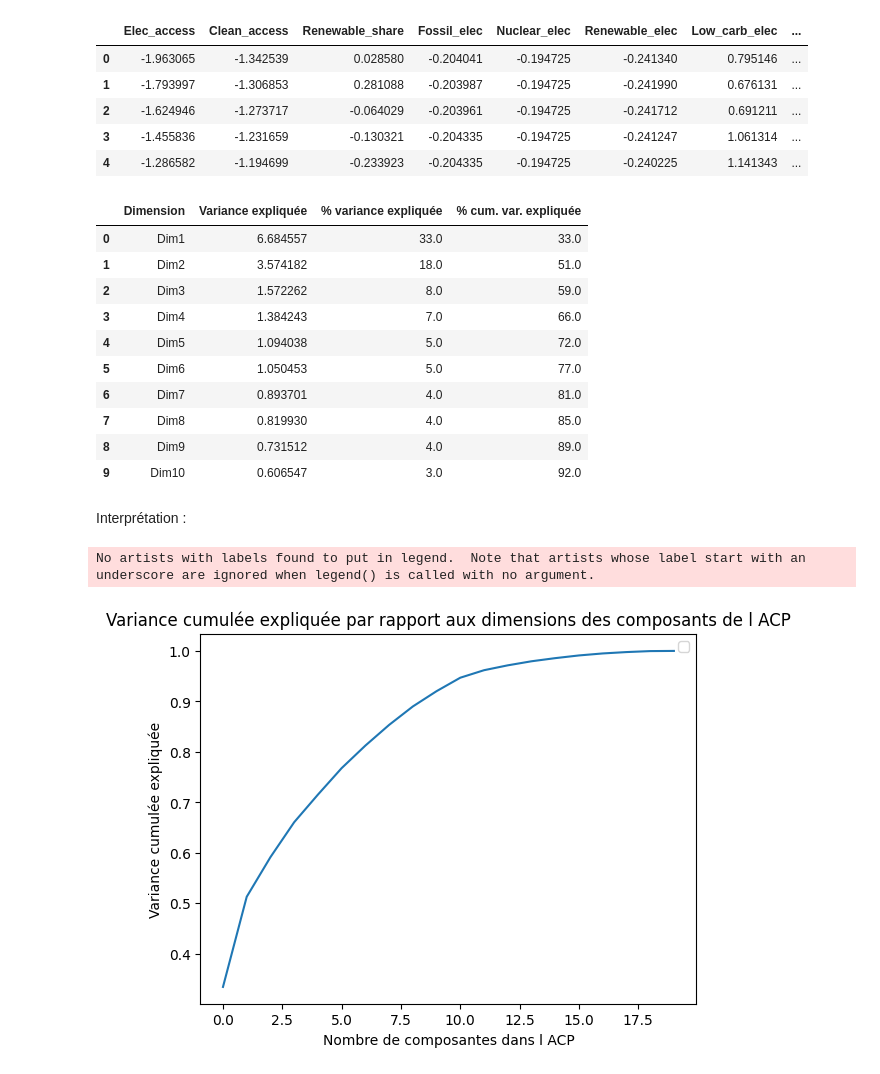
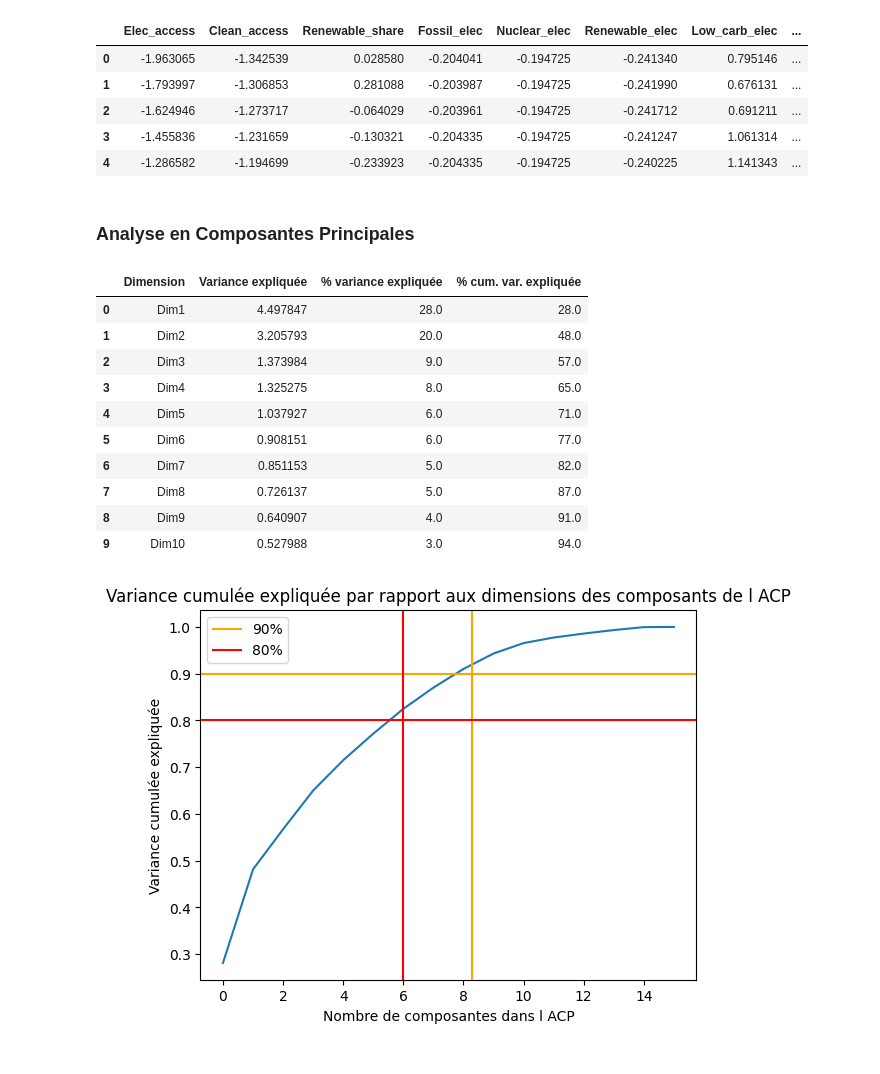
Before and after one commit to manonjulia/ProjetML, a Jupyter notebook: Comment.ipynb, the cells around one changed output. Saved outputs shown, nothing was run; the diff lists cells and outputs as text; code cells hidden in the pictures.

Commit message:
Fin de l'ACP et étude  de Year/CO2
La fin de la question 8 est à compléter. A voir si l'analyse de l'ACP et suffisemment pertinente.

```diff
--- a/Comment.ipynb
+++ b/Comment.ipynb
@@ -651,6 +661,6 @@ from sklearn.preprocessing import StandardScaler
 # %%
 # Pour l'ACP, on ne garde que les variables quantitatives
-data_quanti = data.iloc[:, 2:].copy()
+data_quanti = data.iloc[:, 2:18].copy()
 data_quanti.head()
 # %% [output]
 |  | Elec_access | Clean_access | Renewable_share | Fossil_elec | Nuclear_elec | Renewable_elec | Low_carb_elec | ... |
@@ -678,6 +690,8 @@ data_quanti_scaled.head()
 | 2 | -1.624946 | -1.273717 | -0.064029 | -0.203961 | -0.194725 | -0.241712 | 0.691211 | ... |
 | 3 | -1.455836 | -1.231659 | -0.130321 | -0.204335 | -0.194725 | -0.241247 | 1.061314 | ... |
 | 4 | -1.286582 | -1.194699 | -0.233923 | -0.204335 | -0.194725 | -0.240225 | 1.141343 | ... |
+# %% [markdown]
+### Analyse en Composantes Principales
 # %%
 pca = PCA(10)  # projection from 18 to 10 dimensions
 projected = pca.fit_transform(data_quanti_scaled)
@@ -693,29 +707,31 @@ eig = pd.DataFrame(
 eig
 # %% [output]
 |  | Dimension | Variance expliquée | % variance expliquée | % cum. var. expliquée |
-| 0 | Dim1 | 6.684557 | 33.0 | 33.0 |
-| 1 | Dim2 | 3.574182 | 18.0 | 51.0 |
-| 2 | Dim3 | 1.572262 | 8.0 | 59.0 |
-| 3 | Dim4 | 1.384243 | 7.0 | 66.0 |
-| 4 | Dim5 | 1.094038 | 5.0 | 72.0 |
-| 5 | Dim6 | 1.050453 | 5.0 | 77.0 |
-| 6 | Dim7 | 0.893701 | 4.0 | 81.0 |
-| 7 | Dim8 | 0.819930 | 4.0 | 85.0 |
-| 8 | Dim9 | 0.731512 | 4.0 | 89.0 |
-| 9 | Dim10 | 0.606547 | 3.0 | 92.0 |
+| 0 | Dim1 | 4.497847 | 28.0 | 28.0 |
+| 1 | Dim2 | 3.205793 | 20.0 | 48.0 |
+| 2 | Dim3 | 1.373984 | 9.0 | 57.0 |
+| 3 | Dim4 | 1.325275 | 8.0 | 65.0 |
+| 4 | Dim5 | 1.037927 | 6.0 | 71.0 |
+| 5 | Dim6 | 0.908151 | 6.0 | 77.0 |
+| 6 | Dim7 | 0.851153 | 5.0 | 82.0 |
+| 7 | Dim8 | 0.726137 | 5.0 | 87.0 |
+| 8 | Dim9 | 0.640907 | 4.0 | 91.0 |
+| 9 | Dim10 | 0.527988 | 3.0 | 94.0 |
-# %% [markdown]
-Interprétation :
 # %%
 pca = PCA().fit(data_quanti_scaled)
 
 plt.plot(np.cumsum(pca.explained_variance_ratio_))
 
-# plt.axvline(x=1,color='orange', label='90%')
+plt.axvline(x=8.3,color='orange', label='90%')
+plt.axhline(y=0.9,color='orange')
+
+plt.axvline(x=6,color='red', label='80%')
+plt.axhline(y=0.8,color='red')
+
 plt.title('Variance cumulée expliquée par rapport aux dimensions des composants de l ACP')
 plt.xlabel('Nombre de composantes dans l ACP')
 plt.ylabel('Variance cumulée expliquée')
 plt.legend()
 plt.show()
 # %% [output]
-No artists with labels found to put in legend.  Note that artists whose label start with an underscore are ignored when legend() is called with no argument.
-[figure, old version]
+[figure, new version]
```
Also changed, not shown: parts of 25 cells of this notebook.
